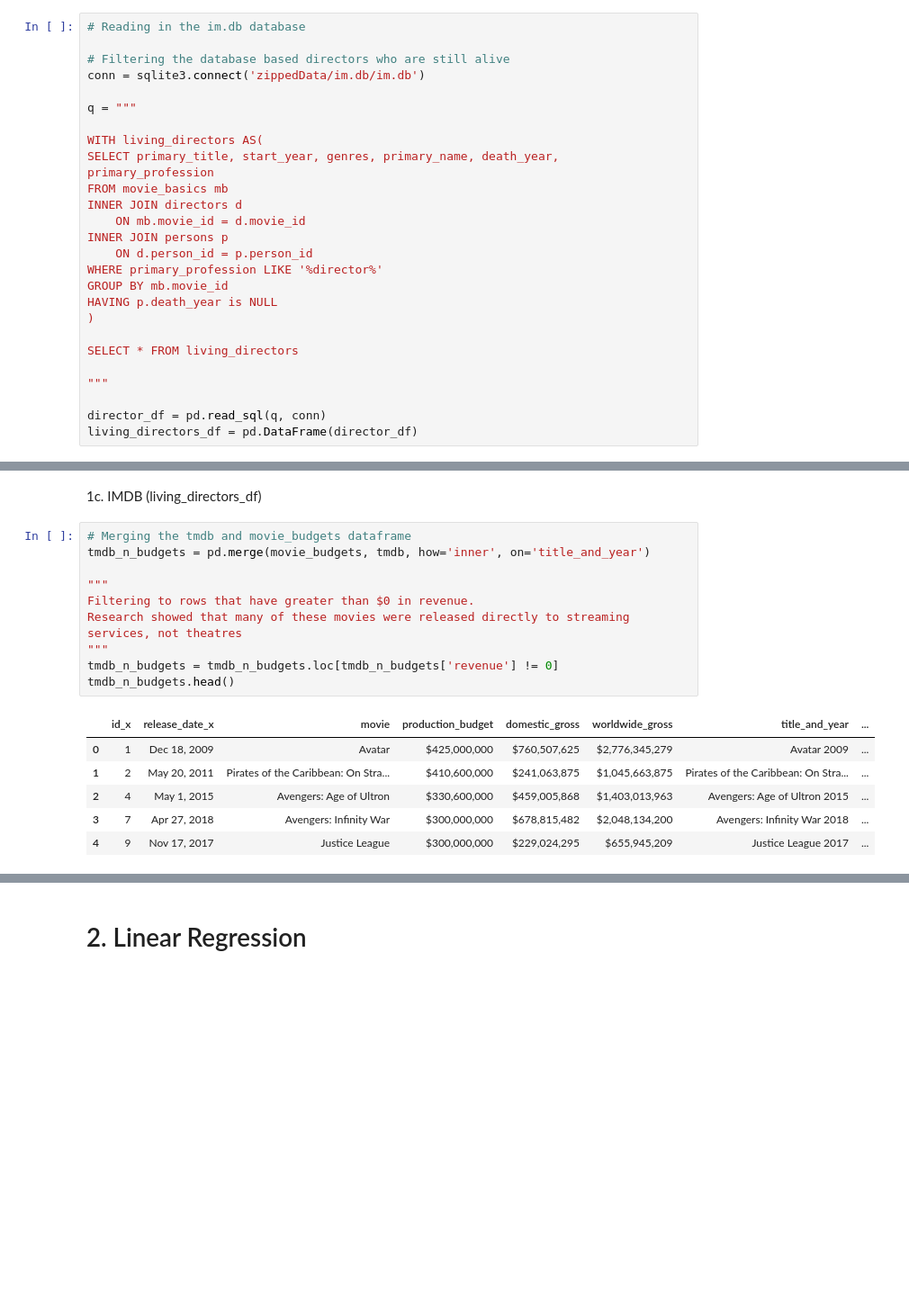
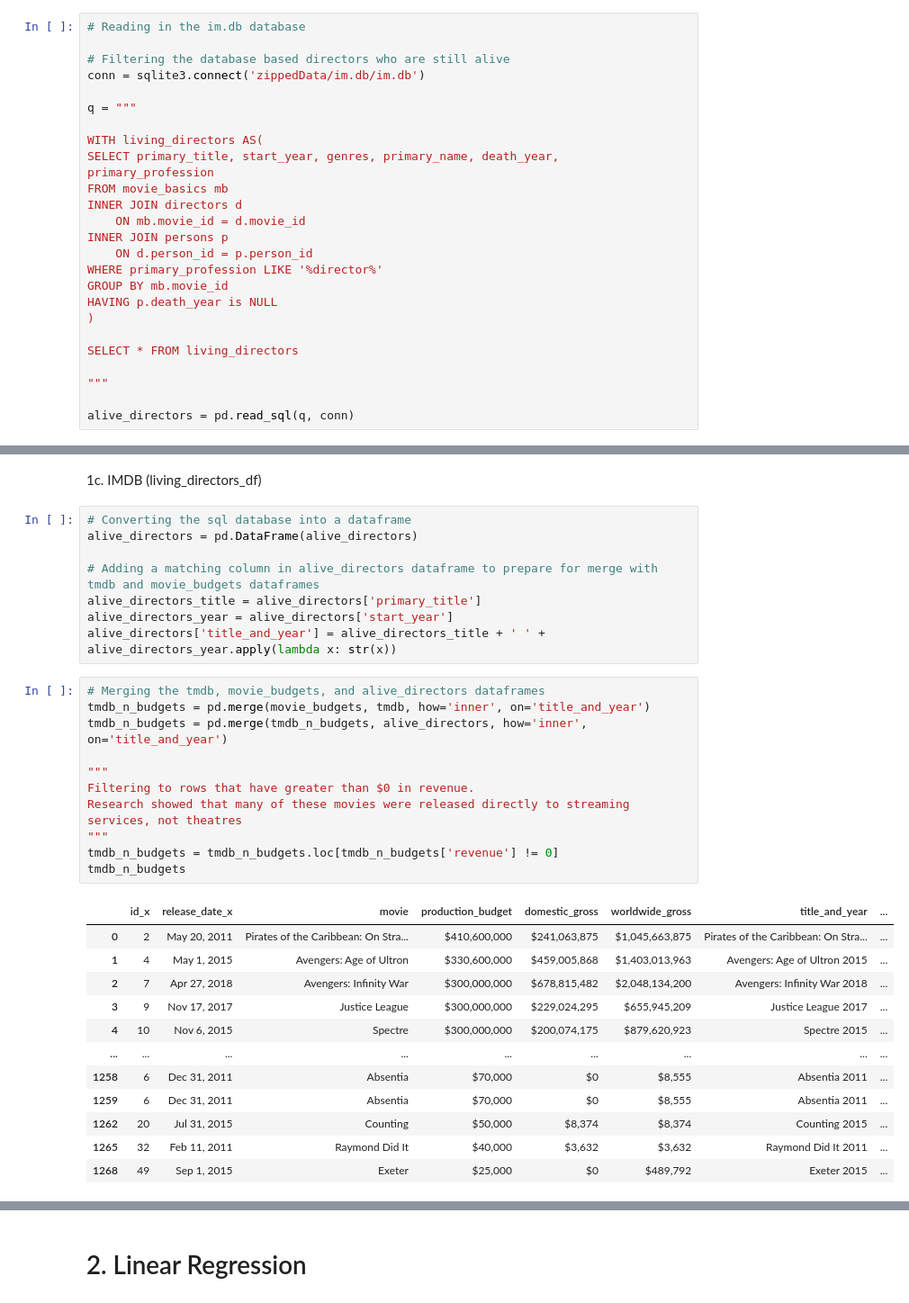
Before and after one commit to xuqc01/Movie-Data-Analysis, a Jupyter notebook: movie-data-analysis.ipynb, the cells around one changed output, grey strips where cells are left out. Shown at 90% size. Saved outputs shown, nothing was run; the diff lists cells and outputs as text; blank space fills up the shorter version.

```diff
--- a/movie-data-analysis.ipynb
+++ b/movie-data-analysis.ipynb
@@ -45,8 +45,7 @@ SELECT * FROM living_directors
 
 """
 
-director_df = pd.read_sql(q, conn)
-living_directors_df = pd.DataFrame(director_df)
+alive_directors = pd.read_sql(q, conn)
 # %% [markdown]
 # 1. Cleaning Data
 # %% [markdown]
@@ -76,20 +75,35 @@ movie_budgets['budget'] = movie_budgets['production_budget'].replace('[\$,]','',
 movie_budgets = movie_budgets.drop_duplicates(subset='title_and_year', keep='first')
 # %% [markdown]
 1c. IMDB (living_directors_df)
+# %%
+# Converting the sql database into a dataframe
+alive_directors = pd.DataFrame(alive_directors)
+
+# Adding a matching column in alive_directors dataframe to prepare for merge with tmdb and movie_budgets dataframes
+alive_directors_title = alive_directors['primary_title']
+alive_directors_year = alive_directors['start_year']
+alive_directors['title_and_year'] = alive_directors_title + ' ' + alive_directors_year.apply(lambda x: str(x))
 # %%
-# Merging the tmdb and movie_budgets dataframe
+# Merging the tmdb, movie_budgets, and alive_directors dataframes
 tmdb_n_budgets = pd.merge(movie_budgets, tmdb, how='inner', on='title_and_year')
+tmdb_n_budgets = pd.merge(tmdb_n_budgets, alive_directors, how='inner', on='title_and_year')
 
 """
 Filtering to rows that have greater than $0 in revenue.
 Research showed that many of these movies were released directly to streaming services, not theatres
 """
 tmdb_n_budgets = tmdb_n_budgets.loc[tmdb_n_budgets['revenue'] != 0]
-tmdb_n_budgets.head()
+tmdb_n_budgets
 # %% [output]
 |  | id_x | release_date_x | movie | production_budget | domestic_gross | worldwide_gross | title_and_year | ... |
-| 0 | 1 | Dec 18, 2009 | Avatar | $425,000,000 | $760,507,625 | $2,776,345,279 | Avatar 2009 | ... |
-| 1 | 2 | May 20, 2011 | Pirates of the Caribbean: On Stra... | $410,600,000 | $241,063,875 | $1,045,663,875 | Pirates of the Caribbean: On Stra... | ... |
-| 2 | 4 | May 1, 2015 | Avengers: Age of Ultron | $330,600,000 | $459,005,868 | $1,403,013,963 | Avengers: Age of Ultron 2015 | ... |
-| 3 | 7 | Apr 27, 2018 | Avengers: Infinity War | $300,000,000 | $678,815,482 | $2,048,134,200 | Avengers: Infinity War 2018 | ... |
-| 4 | 9 | Nov 17, 2017 | Justice League | $300,000,000 | $229,024,295 | $655,945,209 | Justice League 2017 | ... |
+| 0 | 2 | May 20, 2011 | Pirates of the Caribbean: On Stra... | $410,600,000 | $241,063,875 | $1,045,663,875 | Pirates of the Caribbean: On Stra... | ... |
+| 1 | 4 | May 1, 2015 | Avengers: Age of Ultron | $330,600,000 | $459,005,868 | $1,403,013,963 | Avengers: Age of Ultron 2015 | ... |
+| 2 | 7 | Apr 27, 2018 | Avengers: Infinity War | $300,000,000 | $678,815,482 | $2,048,134,200 | Avengers: Infinity War 2018 | ... |
+| 3 | 9 | Nov 17, 2017 | Justice League | $300,000,000 | $229,024,295 | $655,945,209 | Justice League 2017 | ... |
+| 4 | 10 | Nov 6, 2015 | Spectre | $300,000,000 | $200,074,175 | $879,620,923 | Spectre 2015 | ... |
+| ... | ... | ... | ... | ... | ... | ... | ... | ... |
+| 1258 | 6 | Dec 31, 2011 | Absentia | $70,000 | $0 | $8,555 | Absentia 2011 | ... |
+| 1259 | 6 | Dec 31, 2011 | Absentia | $70,000 | $0 | $8,555 | Absentia 2011 | ... |
+| 1262 | 20 | Jul 31, 2015 | Counting | $50,000 | $8,374 | $8,374 | Counting 2015 | ... |
+| 1265 | 32 | Feb 11, 2011 | Raymond Did It | $40,000 | $3,632 | $3,632 | Raymond Did It 2011 | ... |
+| 1268 | 49 | Sep 1, 2015 | Exeter | $25,000 | $0 | $489,792 | Exeter 2015 | ... |
```
Also changed, not shown: parts of 13 cells of this notebook.
